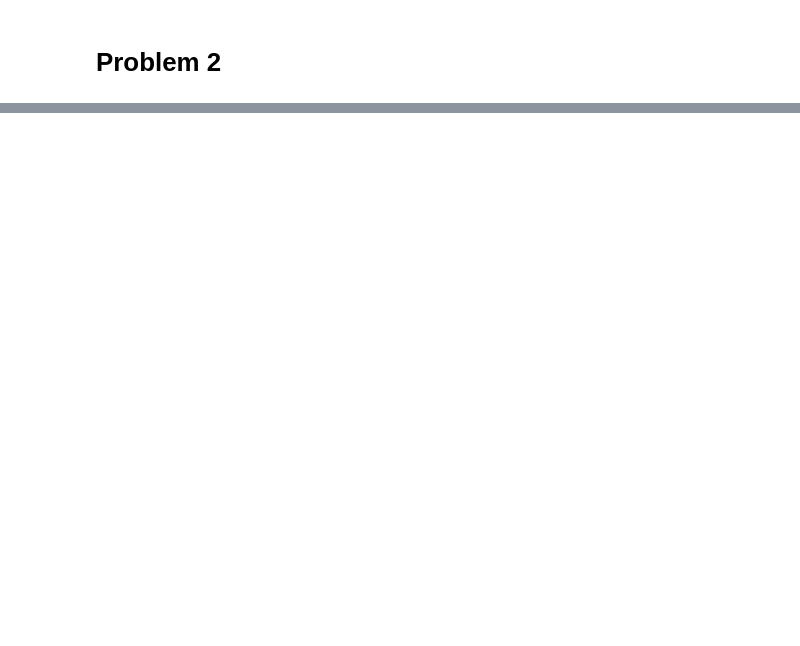
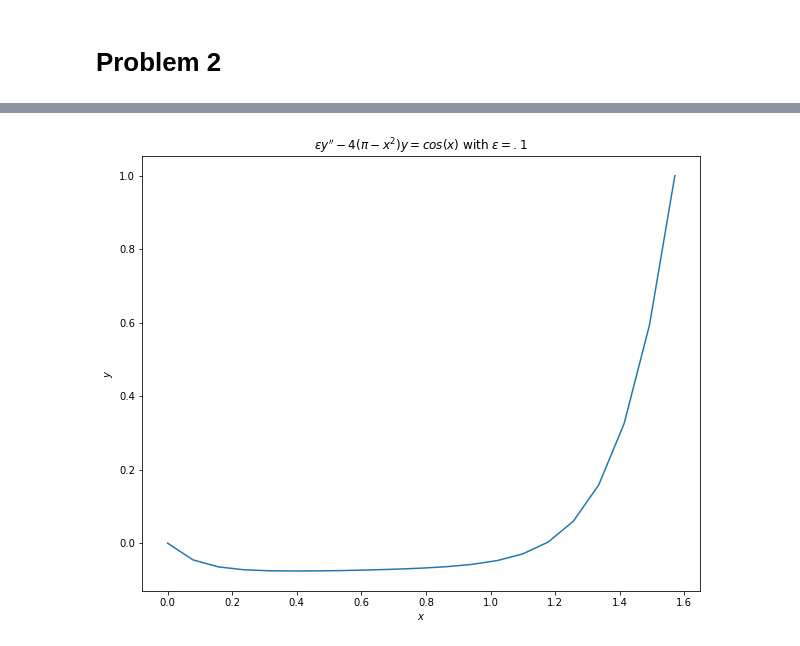
Before and after one commit to mattschaelling/acme_vol4, a Jupyter notebook: FiniteDifferenceMethod/finite_difference.ipynb, the cells around one changed output, grey strips where cells are left out. Cells and saved outputs as stored; diff of their text form; code cells hidden in the pictures; blank space fills up the shorter version.

```diff
--- a/FiniteDifferenceMethod/finite_difference.ipynb
+++ b/FiniteDifferenceMethod/finite_difference.ipynb
@@ -110,0 +159,17 @@ TypeError: 'int' object is not subscriptable
+# %%
+f = lambda x: np.cos(x)
+a1 = lambda x: np.ones_like(x)*.1
+a2 = lambda x: np.zeros_like(x)
+a3 = lambda x: -4*(np.pi - x**2)
+x, y = bvp_solve(f,a1,a2,a3,0, .5*np.pi, 0, 1, 20)
+
+plt.figure(figsize=(10,8))
+plt.plot(x, y)
+plt.rc('text', usetex=True)
+plt.title(r"$\epsilon y'' - 4(\pi - x^2)y = cos(x)$ with $\epsilon = .1$")
+plt.xlabel(r'$x$')
+plt.ylabel(r'$y$')
+plt.rc('text', usetex=False)
+plt.show()
+# %% [output]
+[figure, added]
```
Also changed, not shown: parts of 10 cells of this notebook.
